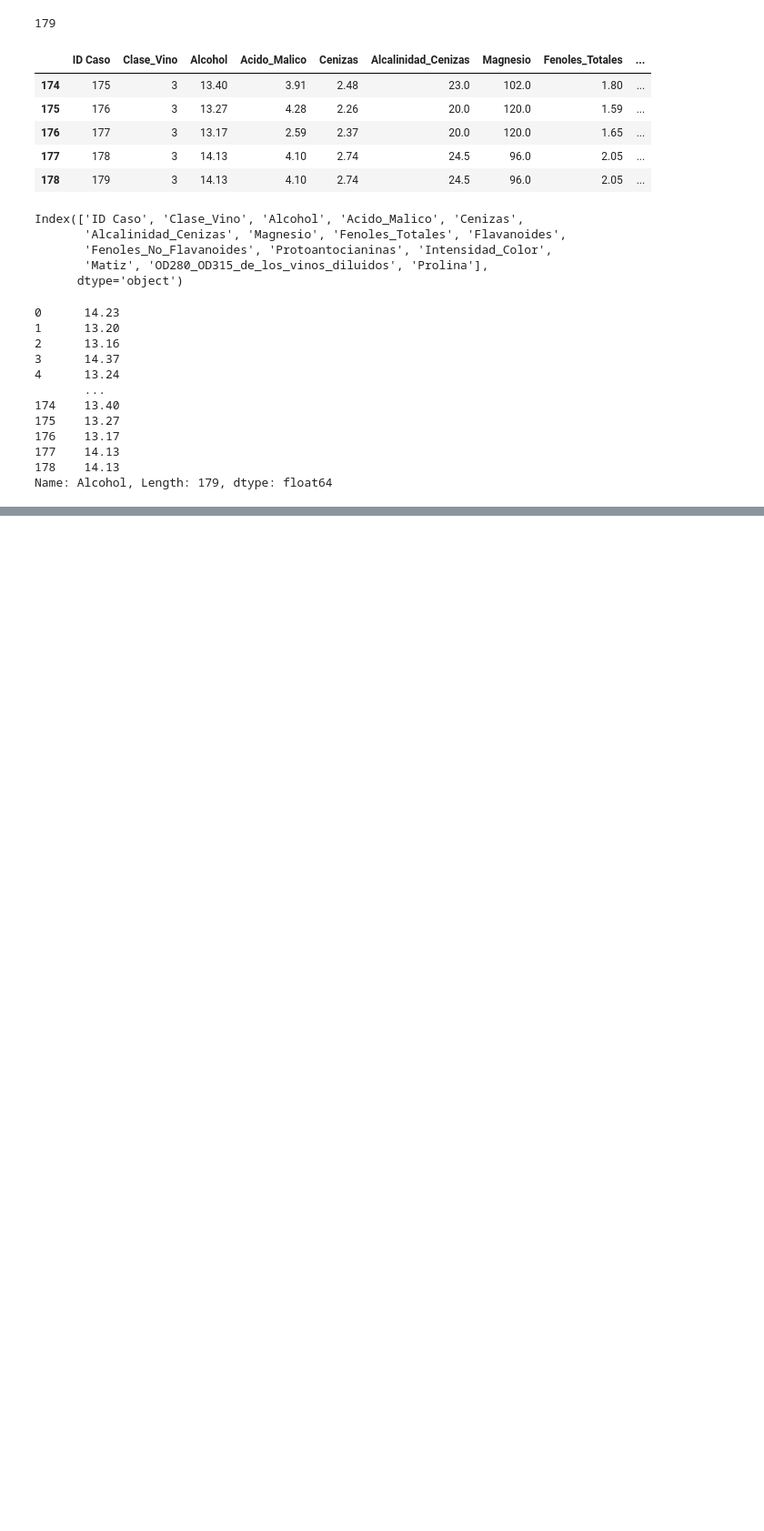
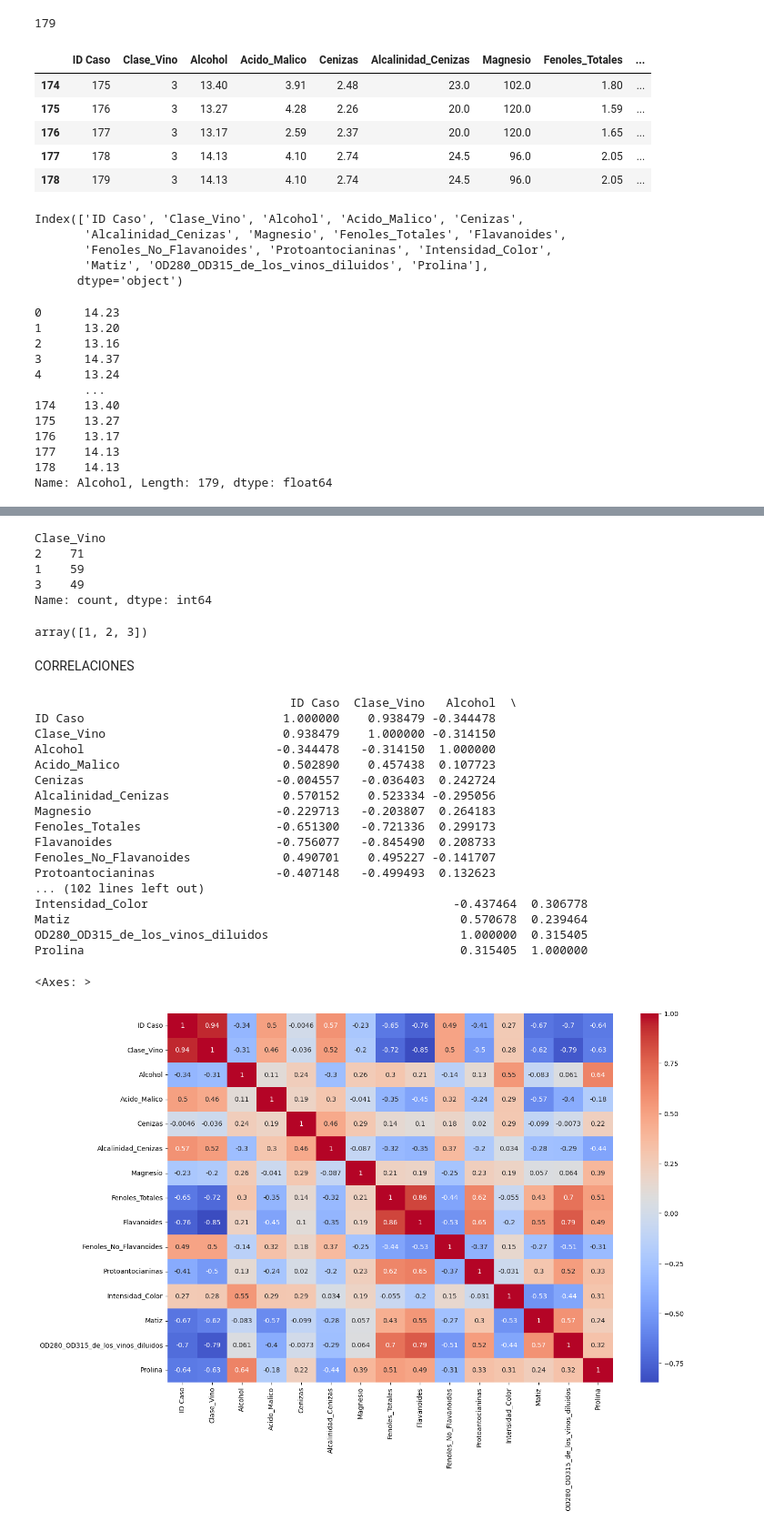
Before and after one commit to laurapinto2/TALLER_TAREA, a Jupyter notebook: TAREA.ipynb, the cells around one changed output, grey strips where cells are left out. Shown at 91% size. Drawn from its saved outputs; the diff is of its cells as text; code cells hidden in the pictures; blank space fills up the shorter version.

```diff
--- a/TAREA.ipynb
+++ b/TAREA.ipynb
@@ -126,0 +153,47 @@ Name: Alcohol, Length: 179, dtype: float64
+# %%
+df["Clase_Vino"].value_counts()
+#Muustra cuantas veces se repite cada uno de los datos
+# %% [output]
+Clase_Vino
+2    71
+1    59
+3    49
+Name: count, dtype: int64
+# %%
+df["Clase_Vino"].unique()
+#Mustra los valores presentes en la columna de clase de vino
+# %% [output]
+array([1, 2, 3])
+# %% [markdown]
+CORRELACIONES
+# %%
+#Matriz de correlación
+df.corr(method="pearson")["Magnesio"]
+df.loc[:,"Alcohol":"Prolina"].corr()
+# -------------------------------------------------------------------------
+# -------------------------------------------------------------------------
+correlacion=df.corr(method='pearson')
+import seaborn as sns
+print(correlacion)
+plt.figure(figsize=(15,10))
+sns.heatmap(correlacion,xticklabels=correlacion.columns,yticklabels=correlacion.columns,cmap='coolwarm',annot=True)
+# %% [output]
+                                    ID Caso  Clase_Vino   Alcohol  \
+ID Caso                            1.000000    0.938479 -0.344478
+Clase_Vino                         0.938479    1.000000 -0.314150
+Alcohol                           -0.344478   -0.314150  1.000000
+Acido_Malico                       0.502890    0.457438  0.107723
+Cenizas                           -0.004557   -0.036403  0.242724
+Alcalinidad_Cenizas                0.570152    0.523334 -0.295056
+Magnesio                          -0.229713   -0.203807  0.264183
+Fenoles_Totales                   -0.651300   -0.721336  0.299173
+Flavanoides                       -0.756077   -0.845490  0.208733
+Fenoles_No_Flavanoides             0.490701    0.495227 -0.141707
+Protoantocianinas                 -0.407148   -0.499493  0.132623
+... (102 lines left out)
+Intensidad_Color                                           -0.437464  0.306778
+Matiz                                                       0.570678  0.239464
+OD280_OD315_de_los_vinos_diluidos                           1.000000  0.315405
+Prolina                                                     0.315405  1.000000
+<Axes: >
+[figure, added]
```
Also changed, not shown: parts of 11 cells of this notebook.
